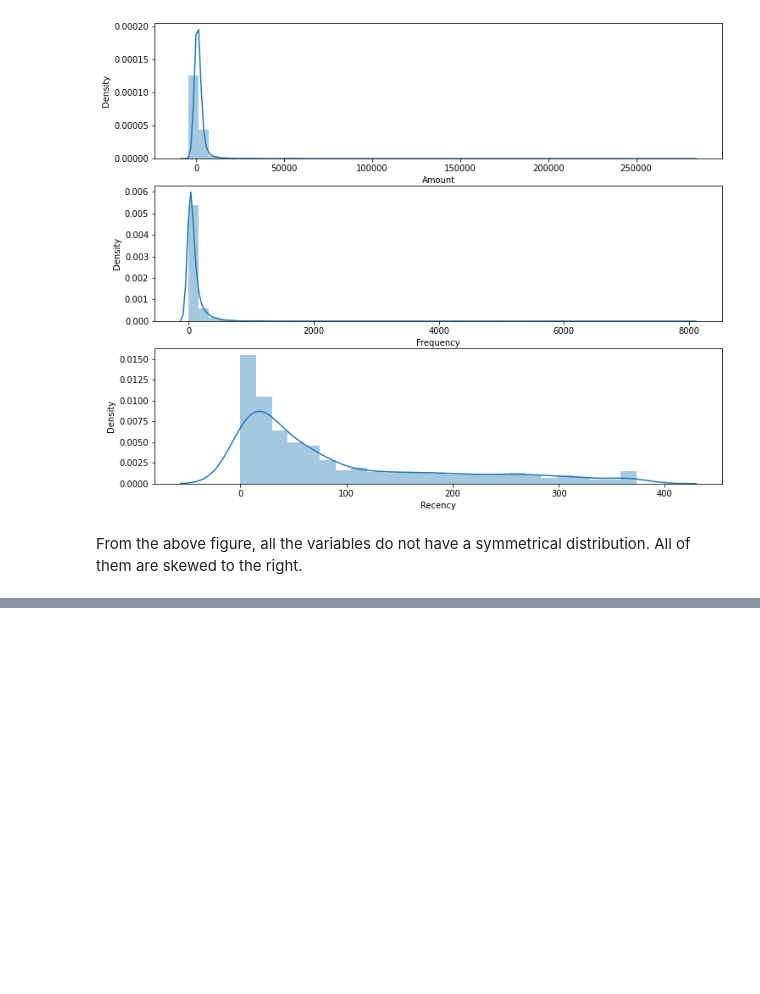
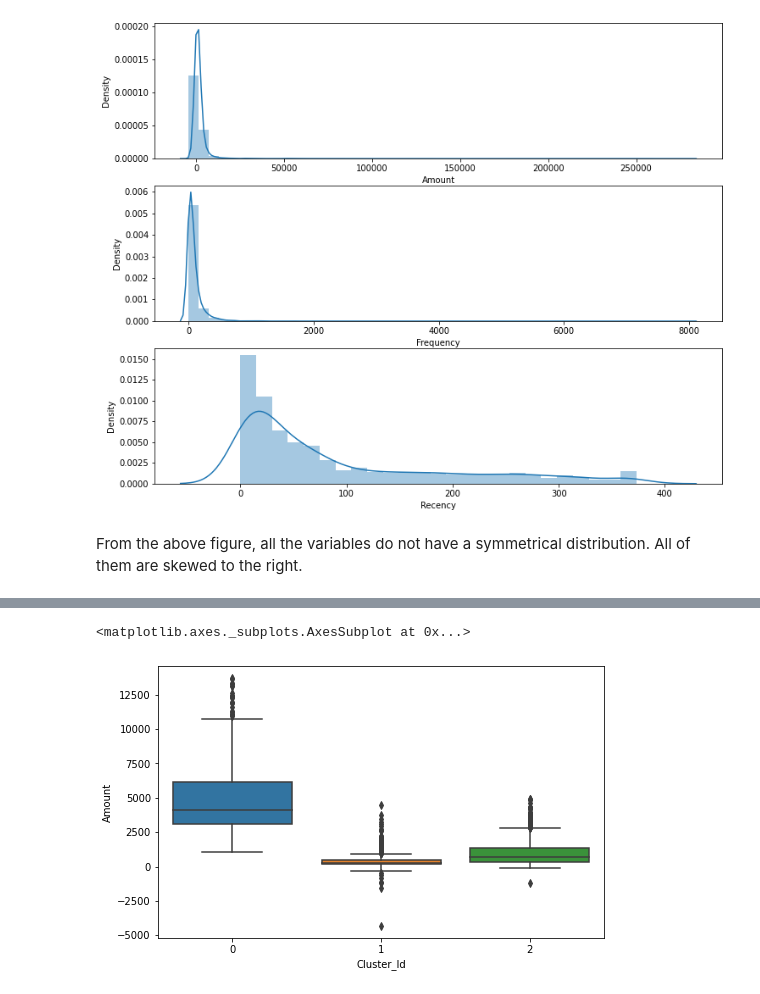
Before and after one commit to AbhijeetS1112/Online-Retail-Customer-Segmentation, a Jupyter notebook: Online_Retail_Customer_Segmentation.ipynb, the cells around one changed output, grey strips where cells are left out. Cells and saved outputs as stored; diff of their text form; code cells hidden in the pictures; blank space fills up the shorter version.

```diff
--- a/Online_Retail_Customer_Segmentation.ipynb
+++ b/Online_Retail_Customer_Segmentation.ipynb
@@ -405,0 +543,15 @@ From the above figure, all the variables do not have a symmetrical distribution.
+# %%
+# Silhouette analysis
+range_n_clusters = [2, 3, 4, 5, 6, 7, 8]
+
+for num_clusters in range_n_clusters:
+
+    # intialise kmeans
+    kmeans = KMeans(n_clusters=num_clusters, max_iter=50)
+    kmeans.fit(rfm_df_scaled)
+
+    cluster_labels = kmeans.labels_
+
+    # silhouette score
+    silhouette_avg = silhouette_score(rfm_df_scaled, cluster_labels)
+    print("For n_clusters={0}, the silhouette score is {1}".format(num_clusters, silhouette_avg))
@@ -405,0 +566,4 @@ From the above figure, all the variables do not have a symmetrical distribution.
+# %%
+# Final model with k=3
+kmeans = KMeans(n_clusters=3, max_iter=50)
+kmeans.fit(rfm_df_scaled)
@@ -405,0 +576,4 @@ From the above figure, all the variables do not have a symmetrical distribution.
+# %%
+# assign the label
+rfm['Cluster_Id'] = kmeans.labels_
+rfm.head()
@@ -405,0 +587,6 @@ From the above figure, all the variables do not have a symmetrical distribution.
+# %%
+#Box plot to visualize Cluster Id vs Amount
+sns.boxplot(x='Cluster_Id', y='Amount', data=rfm)
+# %% [output]
+<matplotlib.axes._subplots.AxesSubplot at 0x...>
+[figure, added]
```
Also changed, not shown: parts of 26 cells of this notebook.
